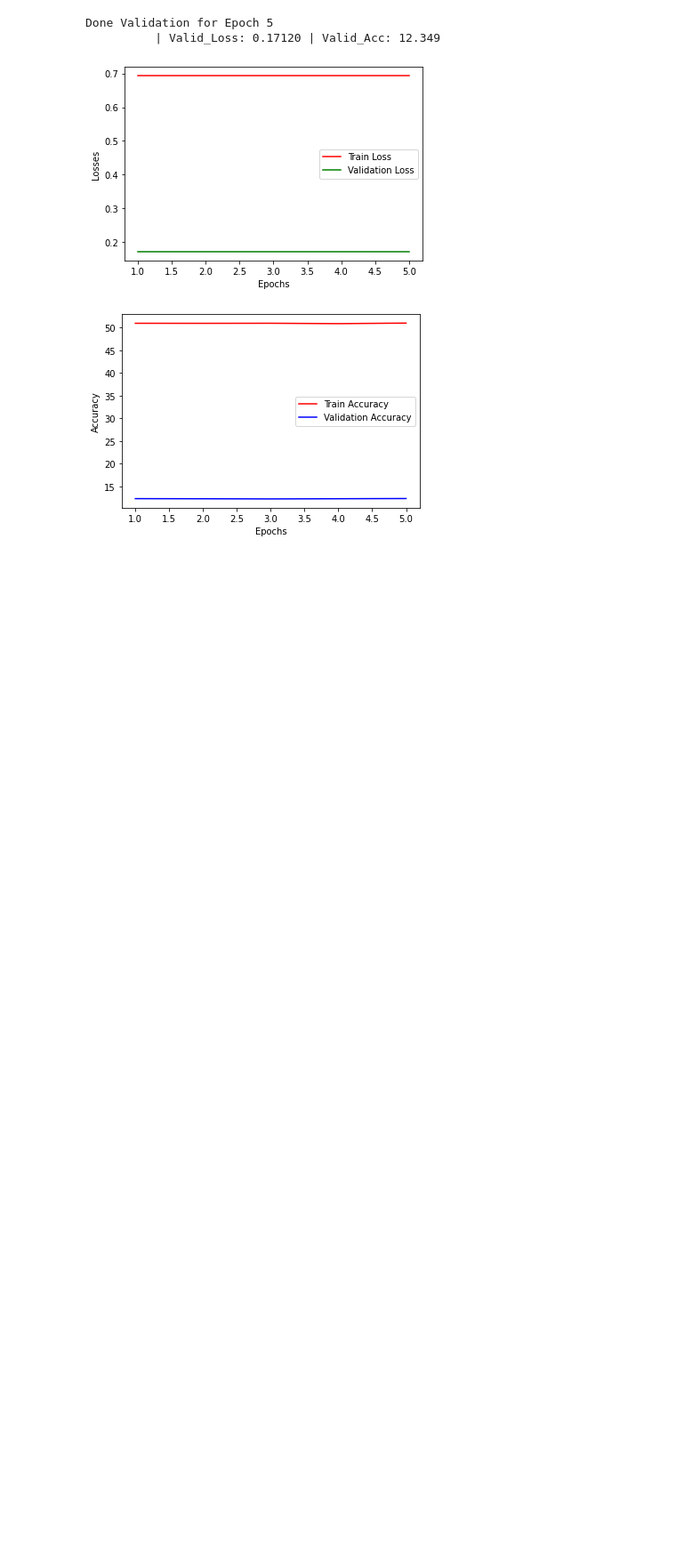
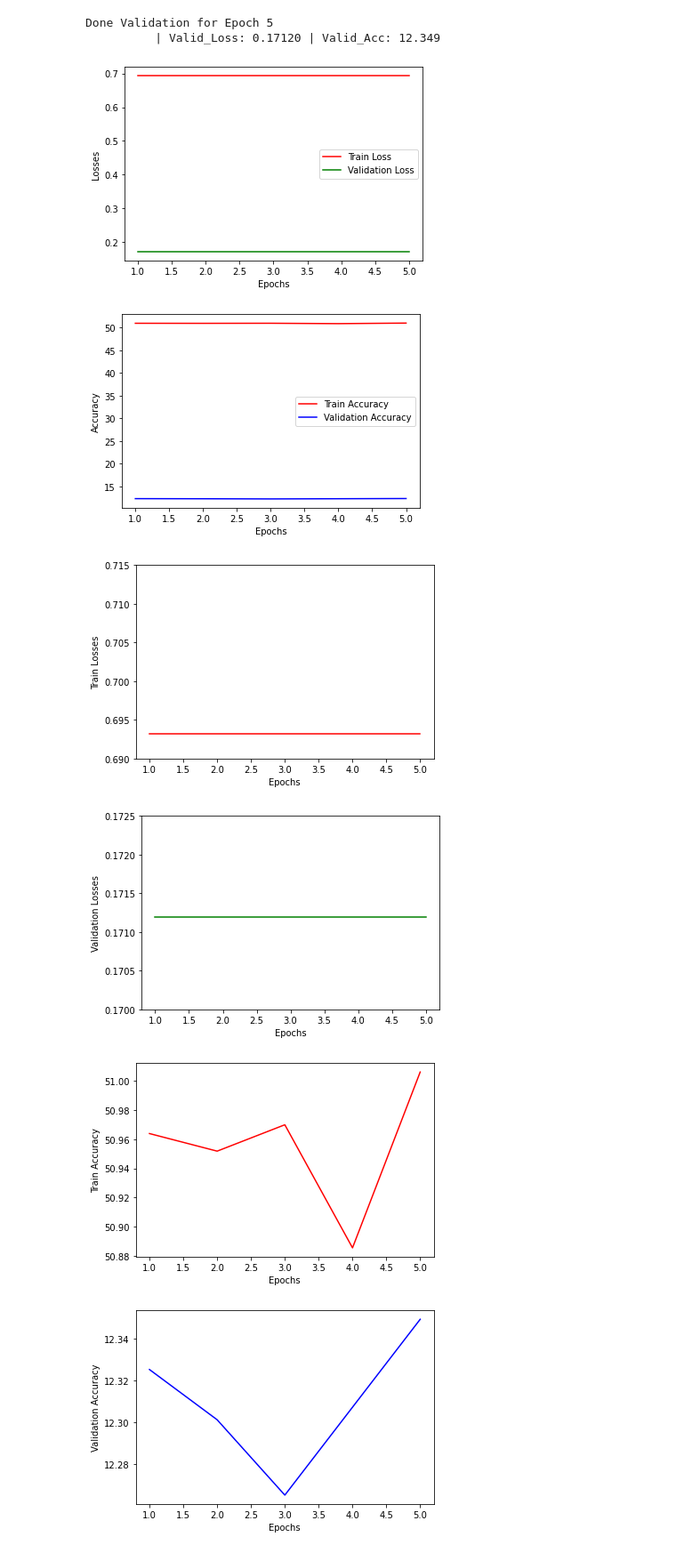
Before and after one commit to rohankalbag/programming-for-ds, a Jupyter notebook: Deep Learning/DISTILBERT.ipynb, the cells around one changed output. Shown at 89% size. Drawn from its saved outputs; the diff is of its cells as text; code cells hidden in the pictures; blank space fills up the shorter version.

Commit message:
Added Plots

```diff
--- a/Deep Learning/DISTILBERT.ipynb
+++ b/Deep Learning/DISTILBERT.ipynb
@@ -90,8 +90,8 @@ smallerTrain = Train.sample(frac=0.2)
 from sklearn.model_selection import train_test_split
 
 x_train, x_val, y_train, y_val = train_test_split(smallerTrain[['Text']], smallerTrain[['Pos/Neg']], train_size = 0.8)
-x_test = Test[['Text']]
-y_test = Test[['Pos/Neg']]
+x_test = smallerTest[['Text']]
+y_test = smallerTest[['Pos/Neg']]
 
 x_train = list(x_train['Text'])
 x_test  = list(x_test['Text'])
@@ -283,3 +283,28 @@ Done Validation for Epoch 5
           | Valid_Loss: 0.17120 | Valid_Acc: 12.349
 [figure]
 [figure]
+# %%
+Stats = pd.DataFrame(columns=['Epoch','Train_Loss','Train_Accuracy', 'Validation_Loss','Validation_Accuracy'],data=stats)
+plt.plot(Stats['Epoch'], Stats['Train_Loss'],'r')
+plt.xlabel('Epochs')
+plt.ylabel(f"Train Losses")
+plt.ylim(0.69,0.715)
+plt.show()
+plt.plot(Stats['Epoch'], Stats['Validation_Loss'],'g')
+plt.xlabel('Epochs')
+plt.ylabel(f"Validation Losses")
+plt.ylim(0.1700,0.1725)
+plt.show()
+plt.plot(Stats['Epoch'], Stats['Train_Accuracy'],'r')
+plt.xlabel('Epochs')
+plt.ylabel(f"Train Accuracy")
+plt.show()
+plt.plot(Stats['Epoch'], Stats['Validation_Accuracy'],'b')
+plt.xlabel('Epochs')
+plt.ylabel(f"Validation Accuracy")
+plt.show()
+# %% [output]
+[figure, added]
+[figure, added]
+[figure, added]
+[figure, added]
```
